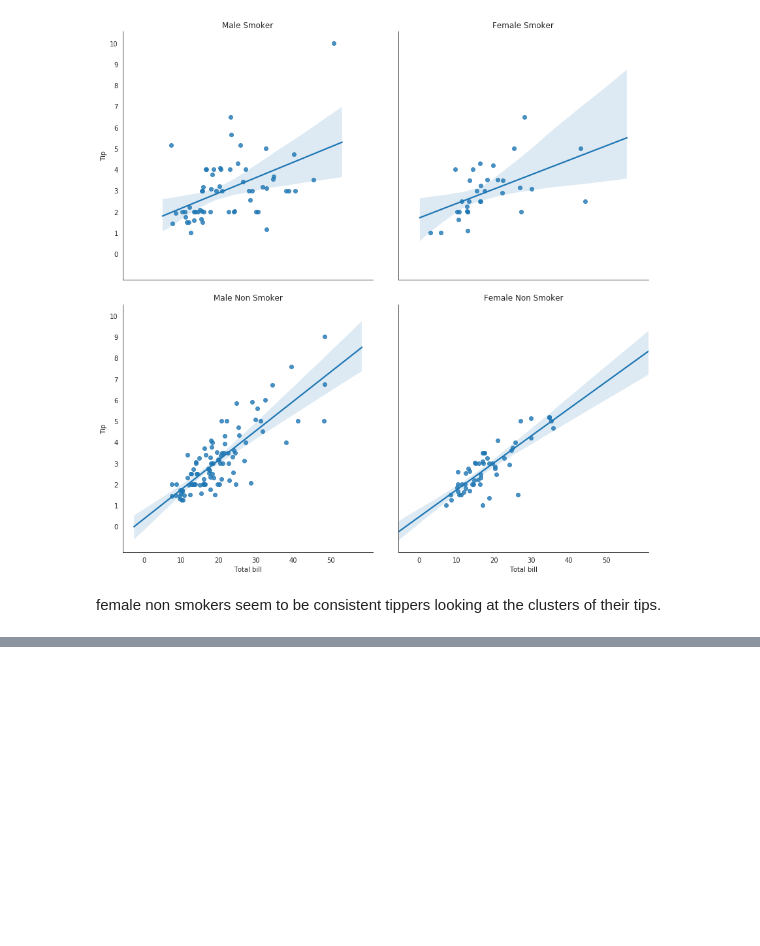
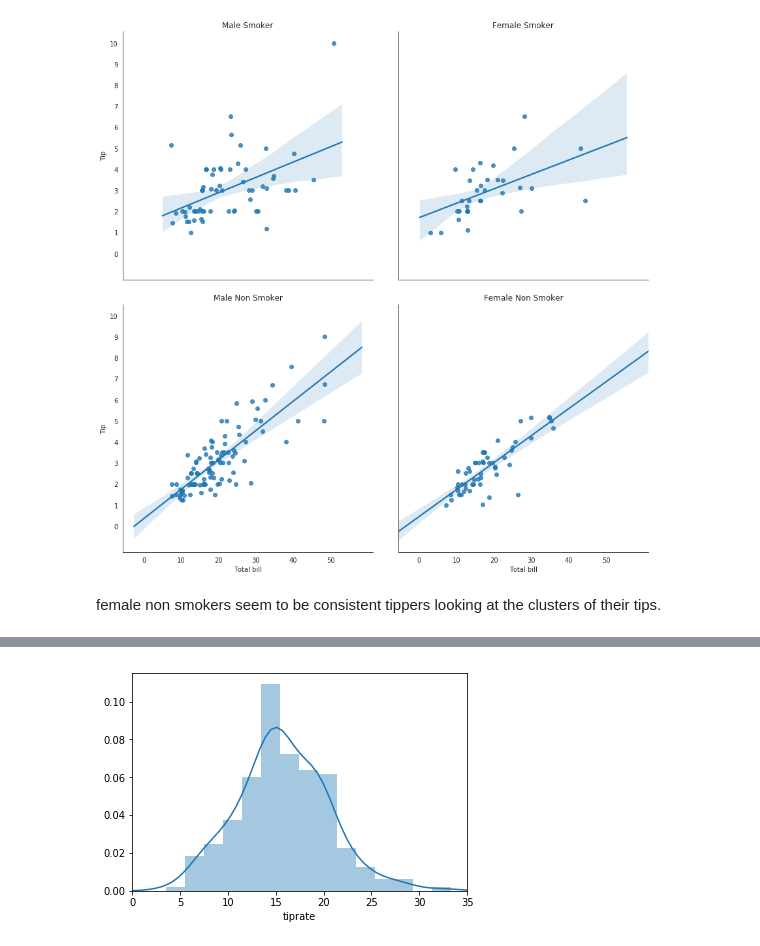
Before and after one commit to zoecahill1/fundamentals-project, a Jupyter notebook: tips-dataset.ipynb, the cells around one changed output, grey strips where cells are left out. Saved outputs shown, nothing was run; the diff lists cells and outputs as text; code cells hidden in the pictures; blank space fills up the shorter version.

```diff
--- a/tips-dataset.ipynb
+++ b/tips-dataset.ipynb
@@ -276,0 +288,7 @@ female non smokers seem to be consistent tippers looking at the clusters of thei
+# %%
+# all tips less than 35%
+sns.distplot(tips["tiprate"])
+plt.xlim(0, 35)
+plt.show()
+# %% [output]
+[figure, added]
```
Also changed, not shown: parts of 10 cells of this notebook.
